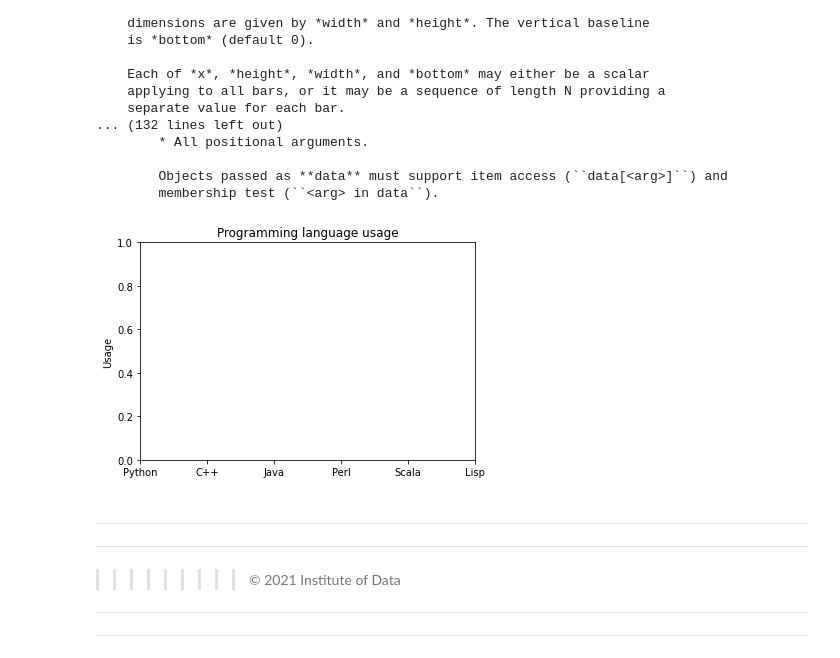
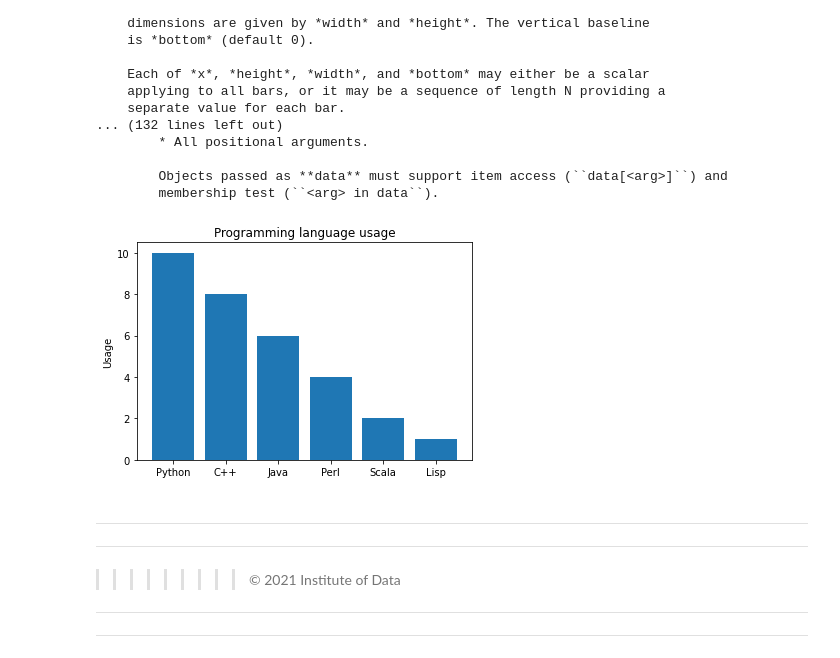
Before and after one commit to YunnC/IODLab, a Jupyter notebook: Lab 1.1.3 Statistics - part 1 Lab_Yunn.ipynb, the cells around one changed output. Drawn from its saved outputs; the diff is of its cells as text; code cells hidden in the pictures.

```diff
--- a/Lab 1.1.3 Statistics - part 1 Lab_Yunn.ipynb
+++ b/Lab 1.1.3 Statistics - part 1 Lab_Yunn.ipynb
@@ -44,19 +44,19 @@ bar(x, height, width=0.8, bottom=None, *, align='center', data=None, **kwargs)
 # %%
 # plot frequency of some observations using bar chart
 import numpy as np
 import matplotlib.pyplot as plt
 objects = ('Python', 'C++', 'Java', 'Perl', 'Scala', 'Lisp')
 y_pos = np.arange(len(objects))
 performance = [10,8,6,4,2,1]
 
 # Create a bar plot
 plt.xticks(y_pos, objects)
 plt.ylabel('Usage')
 plt.title('Programming language usage')
-
+plt.bar(objects, performance)
 plt.show()
 # %% [output]
-[figure, old version]
+[figure, new version]
 # %% [markdown]
 
 
```
Also changed, not shown: 1 other file.
